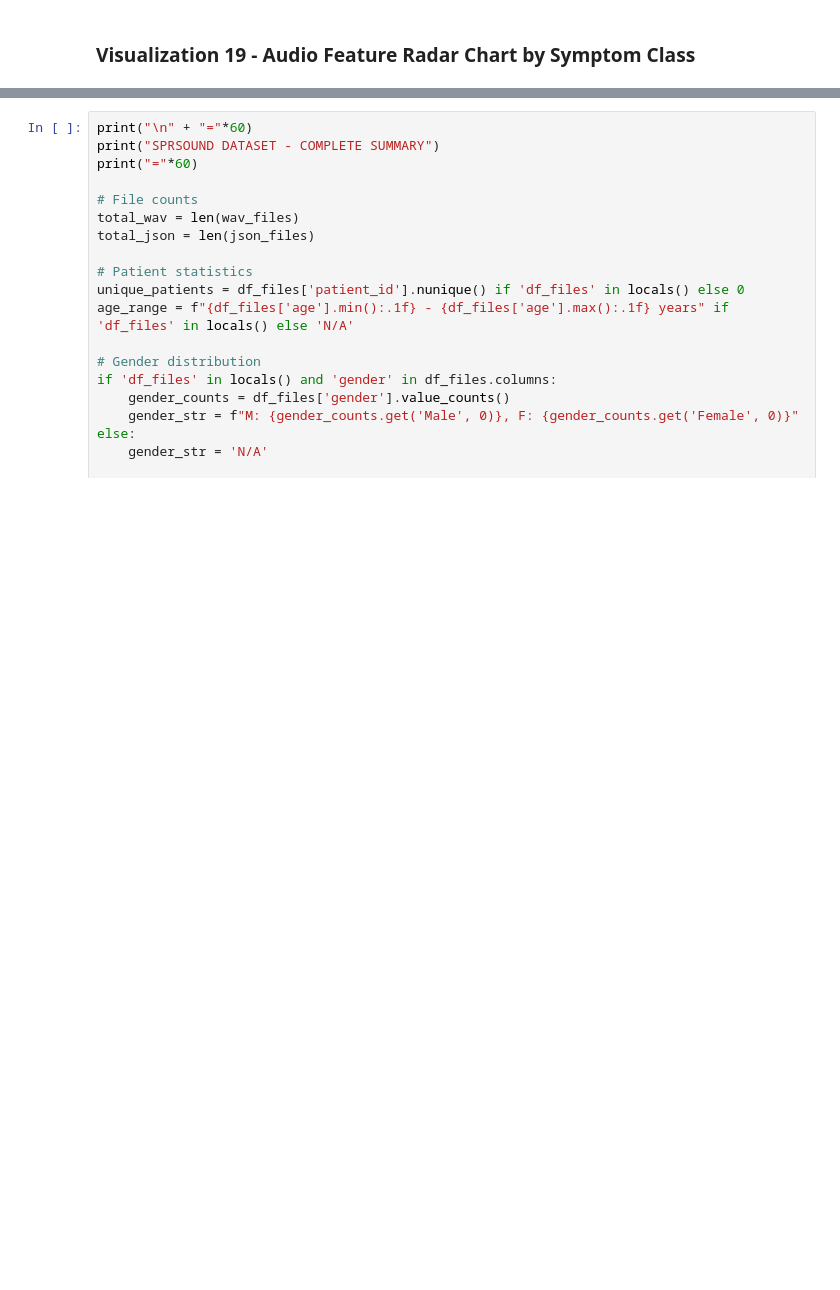
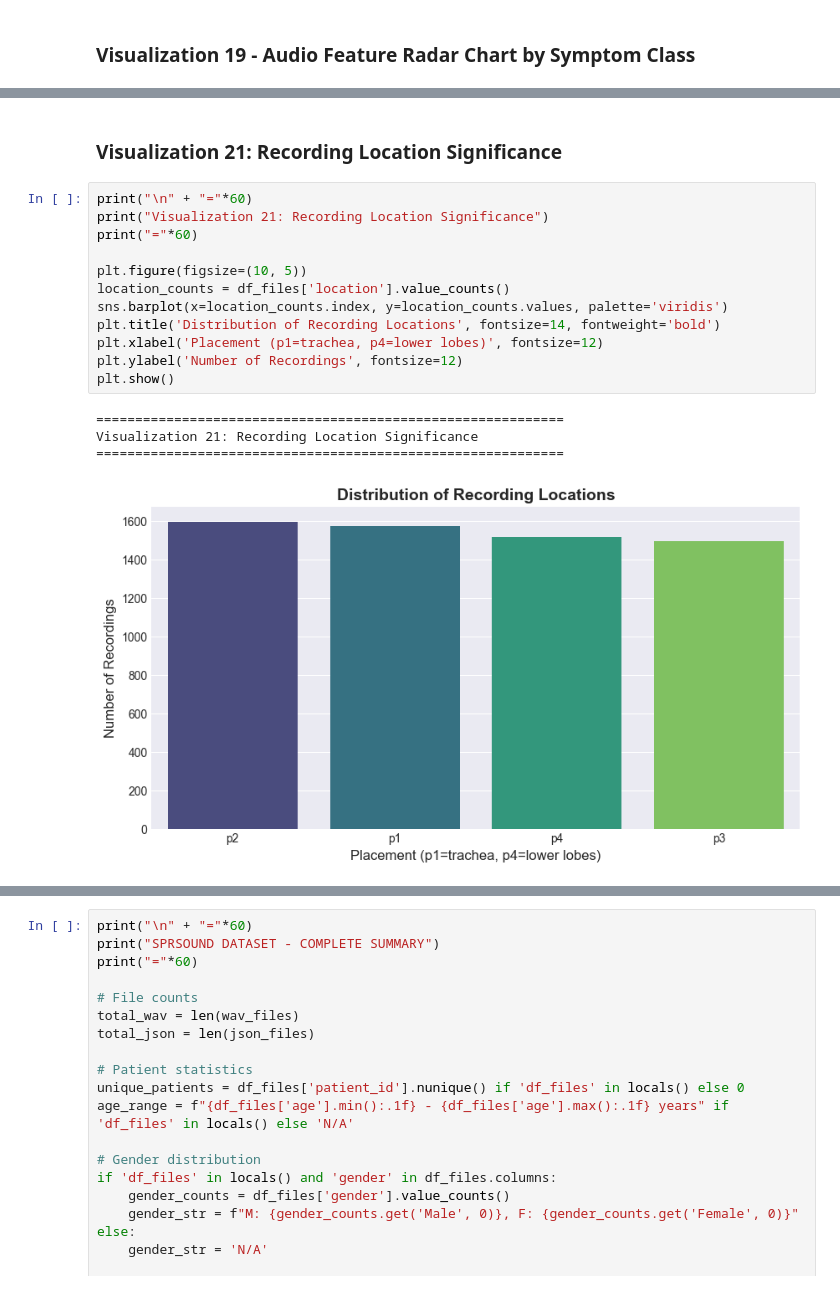
Before and after one commit to mablemunanura/NEONATES, a Jupyter notebook: notebooks/EDA/eda_sprsound.ipynb, the cells around one changed output, grey strips where cells are left out. Saved outputs shown, nothing was run; the diff lists cells and outputs as text; blank space fills up the shorter version.

```diff
--- a/notebooks/EDA/eda_sprsound.ipynb
+++ b/notebooks/EDA/eda_sprsound.ipynb
@@ -1377,0 +1513,19 @@ Normal            0.744     0.744                1.0     0.0   0.921   0.861
+# %% [markdown]
+### Visualization 21: Recording Location Significance
+# %%
+print("\n" + "="*60)
+print("Visualization 21: Recording Location Significance")
+print("="*60)
+
+plt.figure(figsize=(10, 5))
+location_counts = df_files['location'].value_counts()
+sns.barplot(x=location_counts.index, y=location_counts.values, palette='viridis')
+plt.title('Distribution of Recording Locations', fontsize=14, fontweight='bold')
+plt.xlabel('Placement (p1=trachea, p4=lower lobes)', fontsize=12)
+plt.ylabel('Number of Recordings', fontsize=12)
+plt.show()
+# %% [output]
+============================================================
+Visualization 21: Recording Location Significance
+============================================================
+[figure, added]
```
Also changed, not shown: parts of 23 cells of this notebook, 18 other files.
